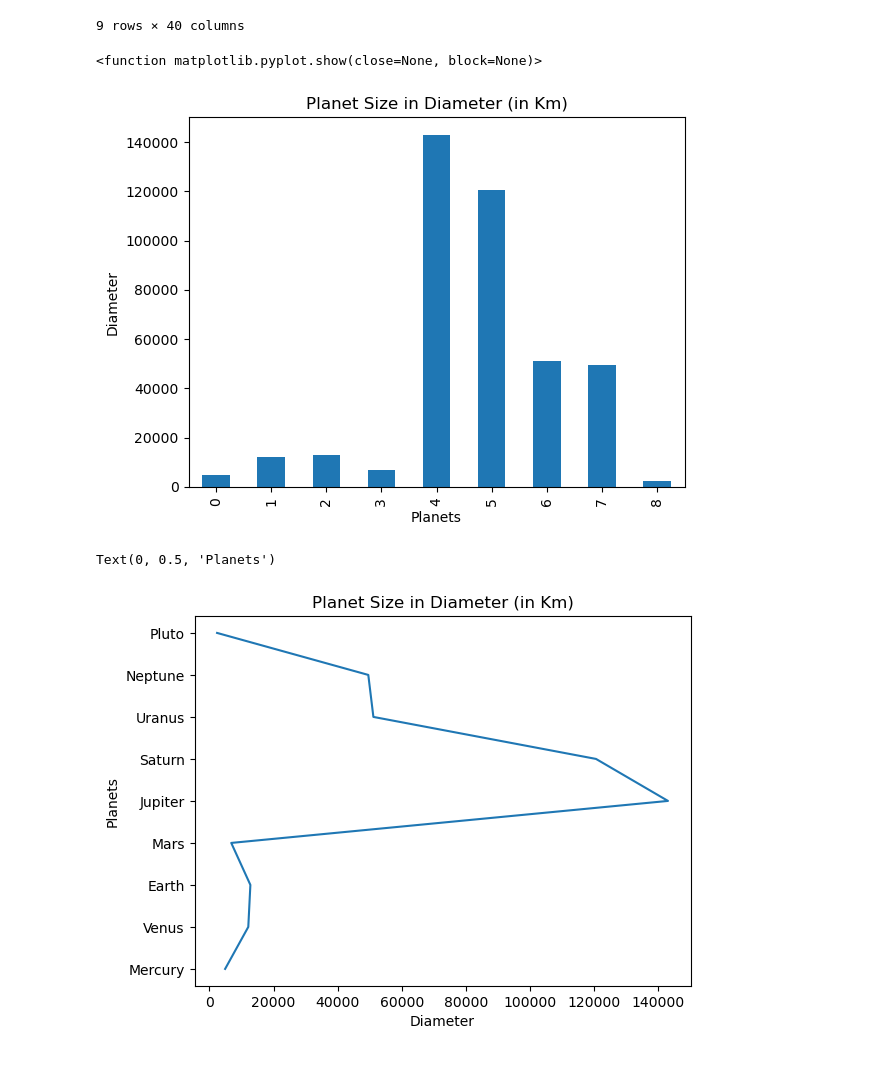
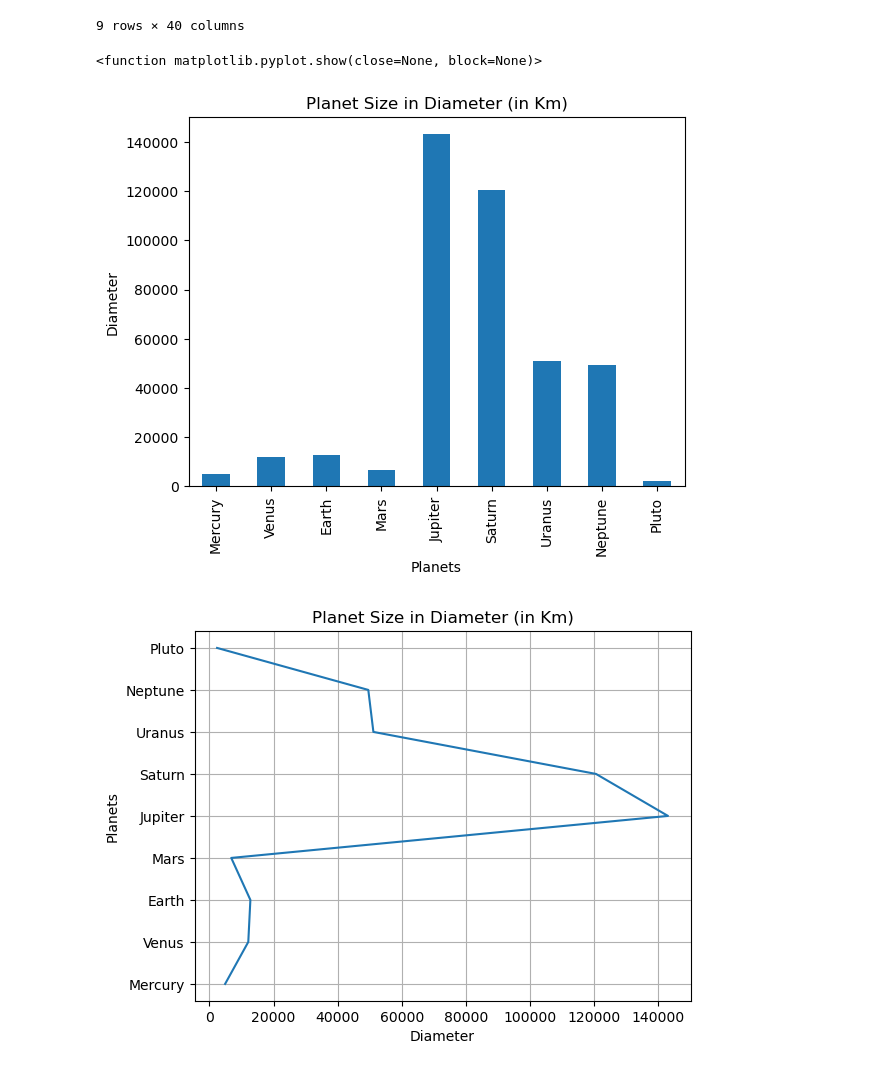
Before and after one commit to dspencer80/Solar_System, a Jupyter notebook: Solar System .ipynb, the cells around one changed output. Cells and saved outputs as stored; diff of their text form; code cells hidden in the pictures.

Commit message:
Modifying charts

```diff
--- a/Solar System .ipynb
+++ b/Solar System .ipynb
@@ -116,19 +116,19 @@ planet_size.set_index('planet_x')
 9 rows × 40 columns
 # %%
 planet_size['diameter'].plot(kind = 'bar')
-#plt.bar(planet_size['diameter'], planet_size['planet_x'])
 plt.title('Planet Size in Diameter (in Km)')
 plt.ylabel('Diameter')
 plt.xlabel('Planets')
+plt.xticks([0,1,2,3,4,5,6,7,8], ["Mercury", "Venus", "Earth", "Mars", "Jupiter", "Saturn", "Uranus", "Neptune", "Pluto"])
 plt.show
 # %% [output]
 <function matplotlib.pyplot.show(close=None, block=None)>
-[figure, old version]
+[figure, new version]
 # %%
 plt.plot(planet_size['diameter'], planet_size['planet_x'])
 plt.title('Planet Size in Diameter (in Km)')
 plt.xlabel('Diameter')
 plt.ylabel('Planets')
+plt.grid()
 # %% [output]
-Text(0, 0.5, 'Planets')
-[figure, old version]
+[figure, new version]
```
Also changed, not shown: parts of 2 cells of this notebook.
